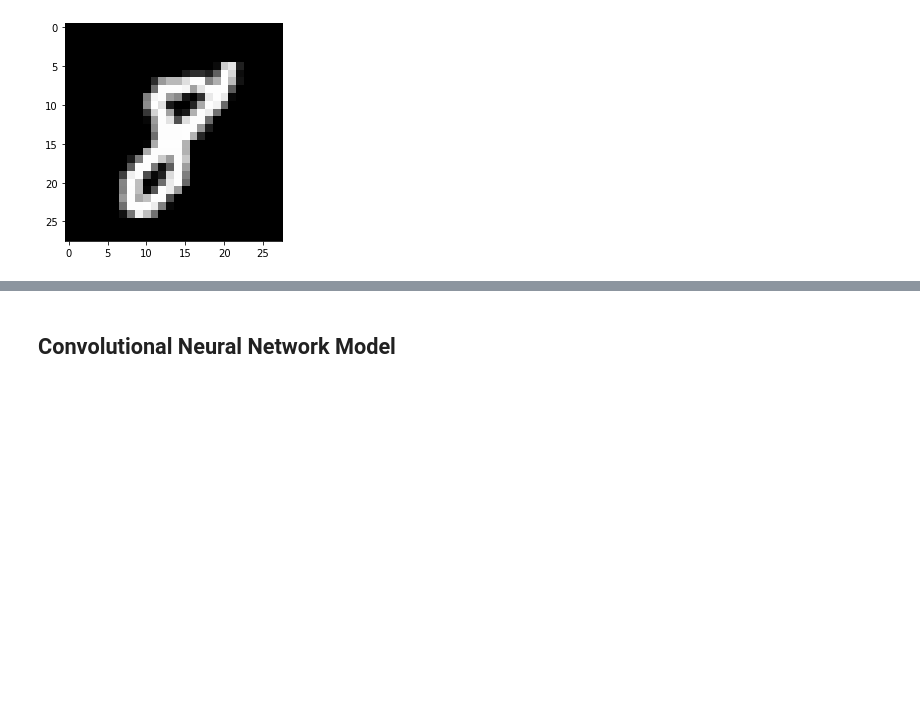
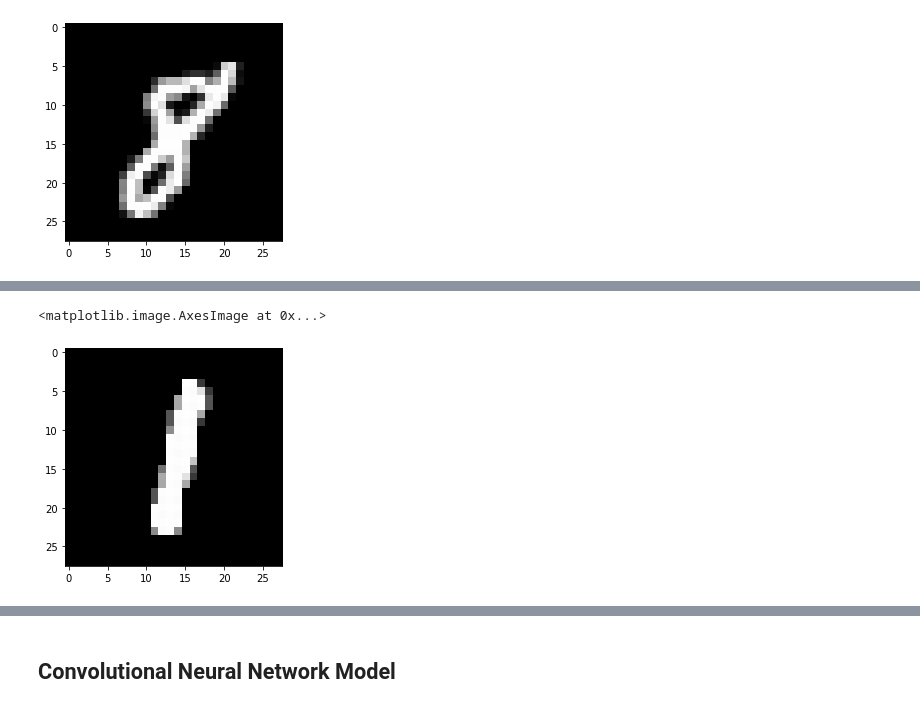
Before and after one commit to yrafalin/MachineLearning, a Jupyter notebook: ConvolutionalNN/ConvolutionalNeuralNetworkTuning.ipynb, the cells around one changed output, grey strips where cells are left out. Drawn from its saved outputs; the diff is of its cells as text; code cells hidden in the pictures; blank space fills up the shorter version.

```diff
--- a/ConvolutionalNN/ConvolutionalNeuralNetworkTuning.ipynb
+++ b/ConvolutionalNN/ConvolutionalNeuralNetworkTuning.ipynb
@@ -53,0 +59,5 @@ matplotlib.pyplot.imshow(images_train[17], cmap='gray')
+# %%
+matplotlib.pyplot.imshow(images_train[211], cmap='gray')
+# %% [output]
+<matplotlib.image.AxesImage at 0x...>
+[figure, added]
```
Also changed, not shown: parts of 71 cells of this notebook, 23 other files.
